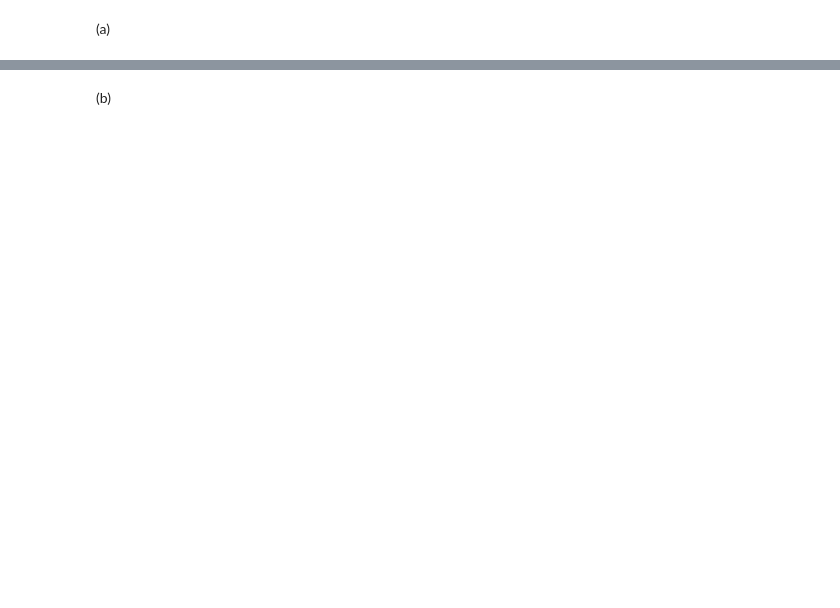
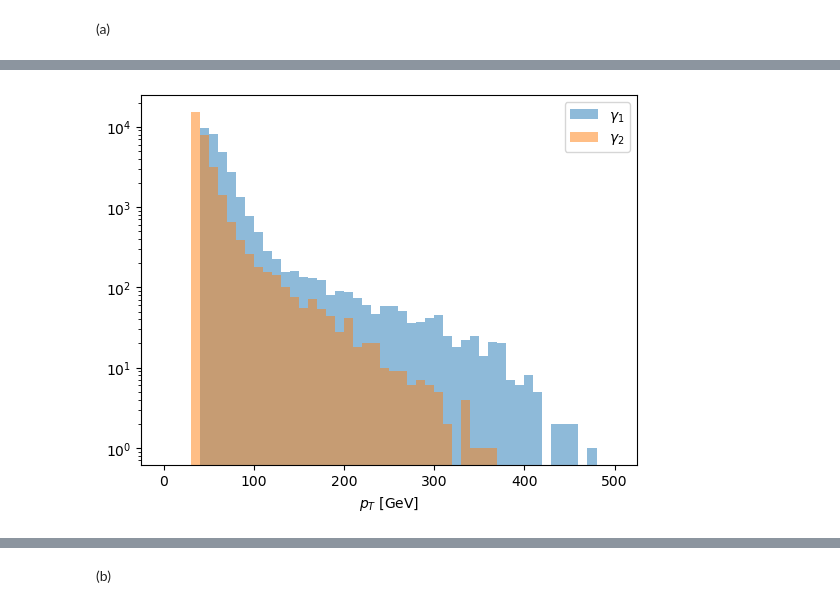
Before and after one commit to phopopo/mlph2023-Exercises, a Jupyter notebook: sheet04.ipynb, the cells around one changed output, grey strips where cells are left out. Drawn from its saved outputs; the diff is of its cells as text; code cells hidden in the pictures; blank space fills up the shorter version.

```diff
--- a/sheet04.ipynb
+++ b/sheet04.ipynb
@@ -140,0 +186,10 @@ print(f"val   amp  shape: {val_amp.shape}")
+# %%
+# TODO: Plot photon pTs
+plt.yscale("log")
+plt.hist(get_pt(trn_dat[:,2]), alpha=.5, range=(0, 500), label=r"$\gamma_1$", bins=50)
+plt.hist(get_pt(trn_dat[:,3]), alpha=.5, range=(0, 500), label=r"$\gamma_2$", bins=50)
+plt.xlabel(r"$p_T$ [GeV]")
+plt.legend()
+plt.show()
+# %% [output]
+[figure, added]
```
Also changed, not shown: parts of 29 cells of this notebook, 14 other files.
